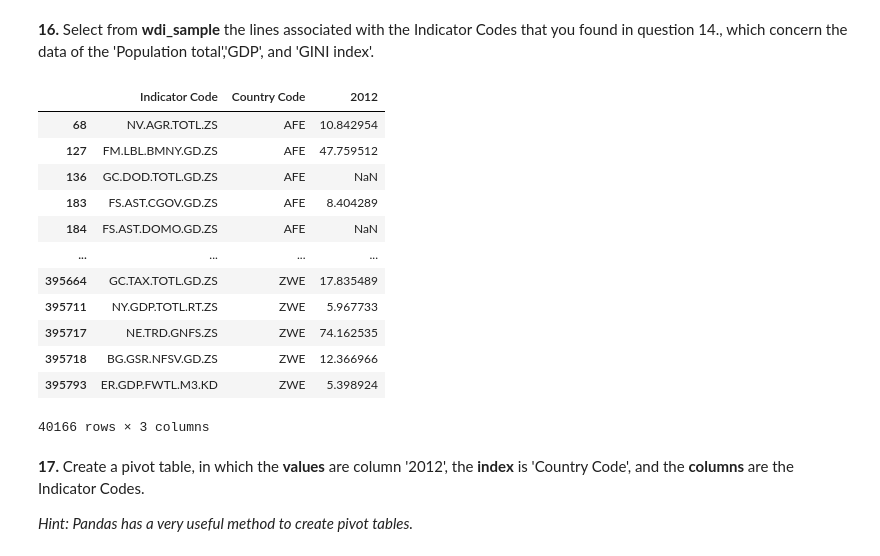
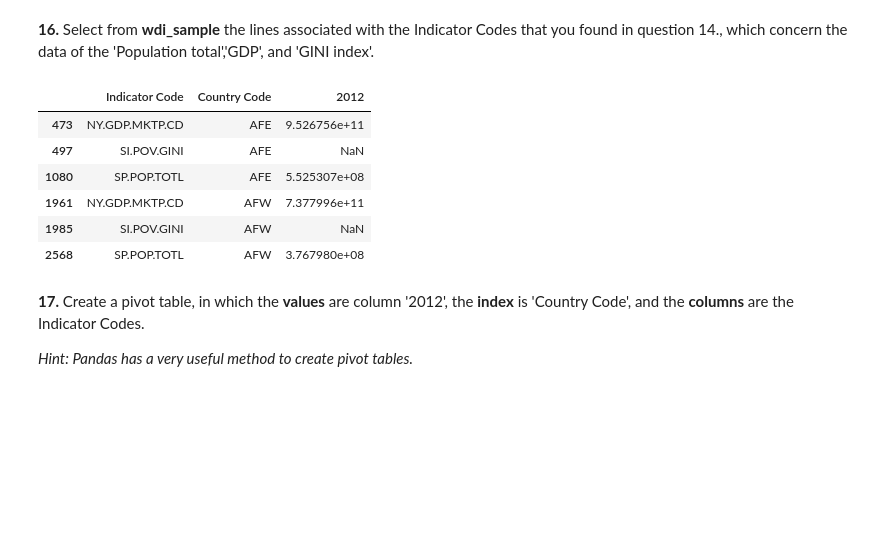
Before and after one commit to Mangerona01/Homework-2, a Jupyter notebook: hw2_pds_2024.ipynb, the cells around one changed output. Drawn from its saved outputs; the diff is of its cells as text; code cells hidden in the pictures; blank space fills up the shorter version.

```diff
--- a/hw2_pds_2024.ipynb
+++ b/hw2_pds_2024.ipynb
@@ -319,9 +317,7 @@ By passing an 'Indicator Code' (key) it returns the associated 'Indicator Name'
 
 *Hint: You can use the method STRING.str.contains('substring') to check whether a string contains a substring.*
 # %%
-population_code = indicators[indicators['Indicator Name'].str.contains('Population')].index.tolist()
+population_code = indicators[indicators['Indicator Name'].str.contains('Population, total')].index.tolist()
 
 print("Population Indicator Code:", population_code)
-
-#SOCORRO
 # %% [output]
@@ -329,7 +325,4 @@ Population Indicator Code: ['SP.POP.0004.FE.5Y', 'SP.POP.0004.MA.5Y', 'SP.POP.00
 # %%
-gdp_code = indicators[indicators['Indicator Name'].str.contains('GDP')].index.tolist()
-
+gdp_code = indicators[indicators['Indicator Name'].str.contains('GDP \\(current US\\$\\)')].index.tolist()
 print("GDP Indicator Code:", gdp_code)
-
-#SOCORRO
 # %% [output]
@@ -337,7 +330,5 @@ GDP Indicator Code: ['NV.AGR.TOTL.ZS', 'FM.LBL.BMNY.GD.ZS', 'GC.DOD.TOTL.GD.ZS',
 # %%
-gini_code = indicators[indicators['Indicator Name'].str.contains('GINI index')].index.tolist()
+gini_code = indicators[indicators['Indicator Name'].str.contains('Gini index')].index.tolist()
 
 print("GINI Index Indicator Code:", gini_code)
-
-#SOCORRO
 # %% [output]
@@ -374,24 +363,16 @@ wdi_sample
 # %%
 indicator_codes = population_code + gdp_code + gini_code
 selected_data = wdi_sample[wdi_sample['Indicator Code'].isin(indicator_codes)]
 
-selected_data
-
-#SOCORRO
+selected_data.head(6)
 # %% [output]
 |  | Indicator Code | Country Code | 2012 |
-| 68 | NV.AGR.TOTL.ZS | AFE | 10.842954 |
-| 127 | FM.LBL.BMNY.GD.ZS | AFE | 47.759512 |
-| 136 | GC.DOD.TOTL.GD.ZS | AFE | NaN |
-| 183 | FS.AST.CGOV.GD.ZS | AFE | 8.404289 |
-| 184 | FS.AST.DOMO.GD.ZS | AFE | NaN |
-| ... | ... | ... | ... |
-| 395664 | GC.TAX.TOTL.GD.ZS | ZWE | 17.835489 |
-| 395711 | NY.GDP.TOTL.RT.ZS | ZWE | 5.967733 |
-| 395717 | NE.TRD.GNFS.ZS | ZWE | 74.162535 |
-| 395718 | BG.GSR.NFSV.GD.ZS | ZWE | 12.366966 |
-| 395793 | ER.GDP.FWTL.M3.KD | ZWE | 5.398924 |
+| 473 | NY.GDP.MKTP.CD | AFE | 9.526756e+11 |
+| 497 | SI.POV.GINI | AFE | NaN |
+| 1080 | SP.POP.TOTL | AFE | 5.525307e+08 |
+| 1961 | NY.GDP.MKTP.CD | AFW | 7.377996e+11 |
+| 1985 | SI.POV.GINI | AFW | NaN |
+| 2568 | SP.POP.TOTL | AFW | 3.767980e+08 |
-40166 rows × 3 columns
 # %% [markdown]
 **17.** Create a pivot table, in which the **values** are column '2012', the **index** is 'Country Code', and the **columns** are the Indicator Codes. <br/>
 
```
Also changed, not shown: parts of 9 cells of this notebook.
